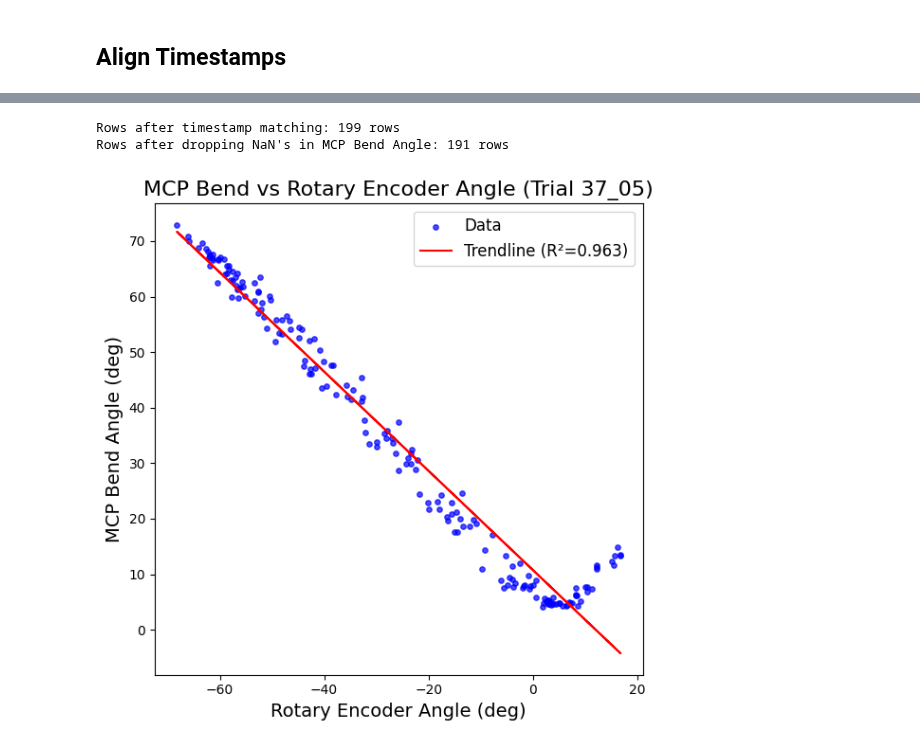
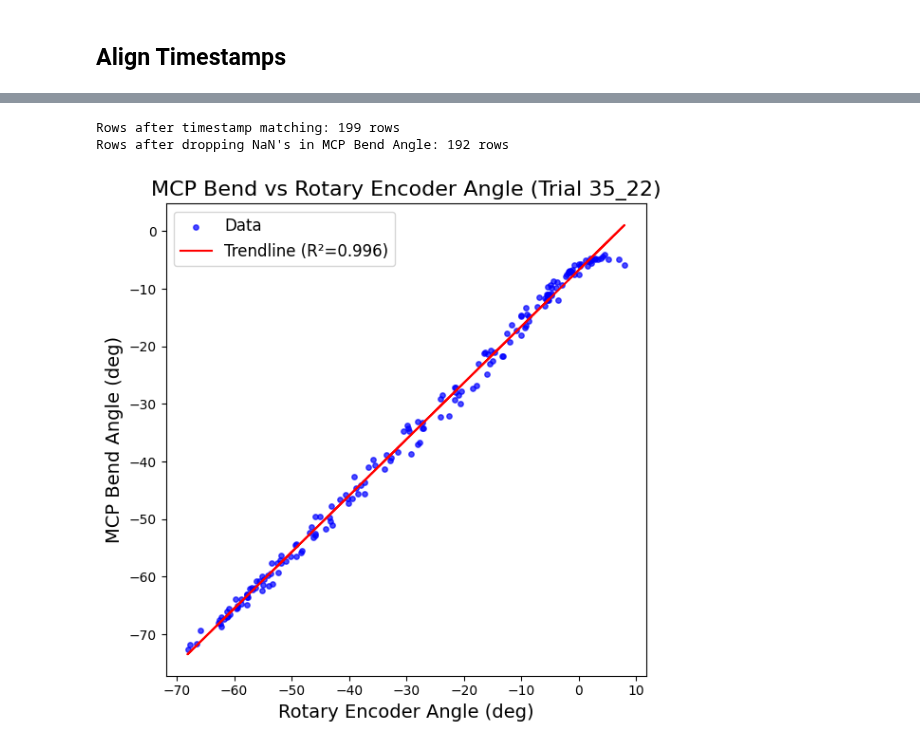
Before and after one commit to neuralengatberkeley/Strain-Sensor-, a Jupyter notebook: Code/analysis/camera_encoder_cal.ipynb, the cells around one changed output, grey strips where cells are left out. Cells and saved outputs as stored; diff of their text form; code cells hidden in the pictures.

Commit message:
added signed angle calc, angle error calc, summary image

```diff
--- a/Code/analysis/camera_encoder_cal.ipynb
+++ b/Code/analysis/camera_encoder_cal.ipynb
@@ -12,16 +15,20 @@ import numpy as np
 import matplotlib.pyplot as plt
 # %%
 #load rotary encoder csv, camera 3d data form DLC csv, and flir_data.mat with timestamps from python camera acquisition
-trial_string = "37_05"
+trial_string = "35_22" # choose from 24_57, 29_07, 31_23, 33_22, 35_22, 37_05
 
 renc = os.path.join(path_to_repository , f'/Volumes/ExtremeSSD/SNEL/camera_data/experimental_data_2025_08_20_20_06_02/sensor_data/2025_08_20_18_{trial_string}/data_rotenc_2025_08_20_18_{trial_string}.csv')
 df_renc = pd.read_csv(renc)
 # cam = os.path.join(path_to_repository , '/Volumes/ExtremeSSD/SNEL/camera_data/8.22 calib/videos_and_analyzed_3D/2025_08_20_18_24_57_DLC_3D.csv')
-cam = os.path.join(path_to_repository , f'/Volumes/ExtremeSSD/SNEL/camera_data/8.22 calib/videos_and_analyzed_3D/MATLAB Triangulation/new_converted_triangulated_3D_points_{trial_string}.csv')
+cam = os.path.join(path_to_repository , f'/Volumes/ExtremeSSD/SNEL/camera_data/8.22 calib/videos_and_analyzed_3D/MATLAB Triangulation/MATLAB_triangulation_working/new_converted_triangulated_3D_points_{trial_string}.csv')
 cam_timestamp = os.path.join(
     path_to_repository,
     f'/Volumes/ExtremeSSD/SNEL/camera_data/trials 8.20/2025_08_20_18_{trial_string}/flir_data.mat'
 )
+
+temp_save_dir = os.path.join(path_to_repository , '/Users/phily/Developer/sensorimotor-lab/Strain-Sensor-/Code/analysis/temp_plots')
+if not os.path.exists(temp_save_dir):
+    os.makedirs(temp_save_dir)
 # %%
 #load DLC 3d coordinates from DLC triangulation
 cam = DLC3DBendAngles(cam)
@@ -73,7 +80,9 @@ pip_pts  = cam.get_points("PIP")
 
 v1_mcp = cam.vector(hand_pts, mcp_pts)  # hand→MCP
 v2_mcp = cam.vector(mcp_pts, pip_pts)   # MCP→PIP
-angles_mcp = cam.angle_from_vectors(v1_mcp, v2_mcp)
+# angles_mcp = cam.angle_from_vectors(v1_mcp, v2_mcp)
+ref = np.array([0,0,1])
+angles_mcp = cam.angle_from_vectors(v1_mcp, v2_mcp, True, ref)
 
 # --- Wrist angle ---
 forearm_pts = cam.get_points("forearm")
@@ -239,6 +248,7 @@ Name: delta_ms, dtype: float64
 # Create a smaller dataframe keeping only columns for following:
 
 cols_to_keep = [
+    ("ts_25183199", "", ""),  # camera timestamp
     "angle_renc",
     ("metric", "mcp_bend_deg", "deg"),
     ("metric", "wrist_bend_deg", "deg"),
@@ -261,34 +271,34 @@ print(f"Rows after timestamp matching: {total_rows} rows")
 print(f"Rows after dropping NaN's in MCP Bend Angle: {remain} rows")
 # %% [output]
 Rows after timestamp matching: 199 rows
-Rows after dropping NaN's in MCP Bend Angle: 191 rows
+Rows after dropping NaN's in MCP Bend Angle: 192 rows
 # %%
-x = small_df["angle_renc"].to_numpy()
-y = small_df[("metric", "mcp_bend_deg", "deg")].to_numpy()
+rot_angles = small_df["angle_renc"].to_numpy()
+mcp_angles = small_df[("metric", "mcp_bend_deg", "deg")].to_numpy()
 
 # Fit linear regression (y = m*x + b)
-m, b = np.polyfit(x, y, 1)
-y_pred = m * x + b
+m, b = np.polyfit(rot_angles, mcp_angles, 1)
+y_pred = m * rot_angles + b
 
 # Compute R²
-ss_res = np.sum((y - y_pred) ** 2)
-ss_tot = np.sum((y - np.mean(y)) ** 2)
+ss_res = np.sum((mcp_angles - y_pred) ** 2)
+ss_tot = np.sum((mcp_angles - np.mean(mcp_angles)) ** 2)
 r2 = 1 - (ss_res / ss_tot)
 
 # Plot
 plt.figure(figsize=(6,6))
-plt.scatter(x, y, s=15, alpha=0.7, color="blue", label="Data")  # blue dots
-plt.plot(x, y_pred, color="red", label=f"Trendline (R²={r2:.3f})")
+plt.scatter(rot_angles, mcp_angles, s=15, alpha=0.7, color="blue", label="Data")  # blue dots
+plt.plot(rot_angles, y_pred, color="red", label=f"Trendline (R²={r2:.3f})")
 
 plt.xlabel("Rotary Encoder Angle (deg)", fontsize=14)  # bigger labels
 plt.ylabel("MCP Bend Angle (deg)", fontsize=14)
 plt.title(f"MCP Bend vs Rotary Encoder Angle (Trial {trial_string})", fontsize=16)
 
 plt.grid(False)
 plt.legend(fontsize=12)
 plt.tight_layout()
 
-plt.savefig("MCP Bend vs rot enc.png", dpi=300, bbox_inches='tight')
+plt.savefig(os.path.join(temp_save_dir, "MCP Bend vs rot enc.png"), dpi=300, bbox_inches='tight')
 plt.show()
 # %% [output]
-[figure, old version]
+[figure, new version]
```
Also changed, not shown: parts of 28 cells of this notebook.
